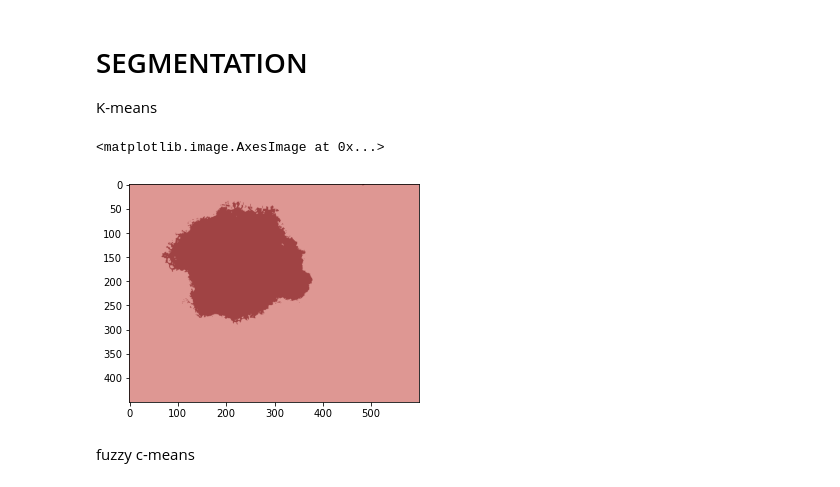
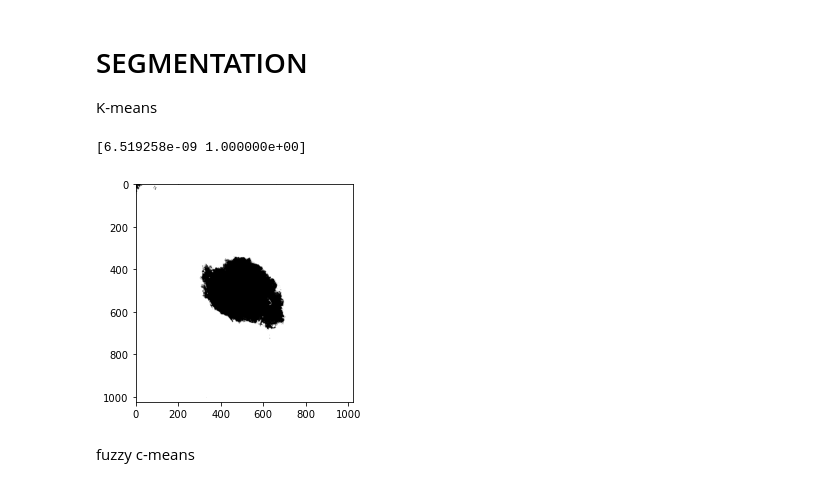
Before and after one commit to emyesme/MelanomaChallenge, a Jupyter notebook: test_ch1.ipynb, the cells around one changed output. Saved outputs shown, nothing was run; the diff lists cells and outputs as text; code cells hidden in the pictures.

```diff
--- a/test_ch1.ipynb
+++ b/test_ch1.ipynb
@@ -77,13 +77,13 @@ def hairRemoval_LoG_THM(matrix, ksize = 3, kernel_size = 17, filterSize = (11, 1
 # %%
 FOLDER_DIR = "/home/emily/Desktop/CAD/train/"
 
-img = cv2.imread(join(FOLDER_DIR,"nevus", "nev{}.jpg".format("03178")))
-# img = cv2.imread(join(FOLDER_DIR, "others", "{}.jpg".format("bcc00103")))
-# 00656 02056 01831 00547 02237  02462 02655  03178 03284   04438  05209
+# img = cv2.imread(join(FOLDER_DIR,"nevus", "nev{}.jpg".format("03178")))
+img = cv2.imread(join(FOLDER_DIR, "others", "{}.jpg".format("bkl00160")))
+# 00656 02056 01831 00547 02237  02462 02655  03178 03284   04438  05209 bcc00220 bcc00242
 # 04762 04176 cute
 # 00246 05464 02758 02462 02379 shity
 # 03863 finger
-# others ack00291 ack00363 bcc00001 bc00103
+# others ack00291 ack00363 bcc00001 bc00103 ack00028 ack00180 ack00322 bcc00221 bcc00271
 img_rgb = cv2.cvtColor(img, cv2.COLOR_BGR2RGB)
 
 nevus = np.array(img_rgb)
@@ -130,27 +130,35 @@ K-means
 # %%
 # color space change
 hairless = cv2.cvtColor(output_bh, cv2.COLOR_BGR2RGB)
 # reshape the image to be a list of pixels
 data = hairless.reshape((hairless.shape[0] * hairless.shape[1], 3))
 data = np.float32(data)
 
 # Define criteria = ( type, max_iter = 10 , epsilon = 1.0 )
 criteria = (cv2.TERM_CRITERIA_EPS + cv2.TERM_CRITERIA_MAX_ITER, 10, 1.0)
 
 # Set flags (Just to avoid line break in the code)
 flags = cv2.KMEANS_RANDOM_CENTERS
 
 # Apply KMeans
 compactness,labels,centers = cv2.kmeans(data,2,None,criteria,10,flags)
 
 centers = np.uint8(centers)
 res = centers[labels.flatten()]
 res2 = res.reshape((hairless.shape))
 
-plt.imshow(res2)
+gray = cv2.cvtColor(res2, cv2.COLOR_RGB2GRAY)
+
+mask = cv2.normalize(gray, None, alpha=0, beta=1, norm_type=cv2.NORM_MINMAX, dtype=cv2.CV_32F)
+#mask = gray / np.max(gray)
+
+
+plt.imshow(mask, cmap='gray')
+
+print(np.unique(mask))
 # %% [output]
-<matplotlib.image.AxesImage at 0x...>
+[6.519258e-09 1.000000e+00]
-[figure, old version]
+[figure, new version]
 # %% [markdown]
 fuzzy c-means
 # %%
```
Also changed, not shown: parts of 5 cells of this notebook.
